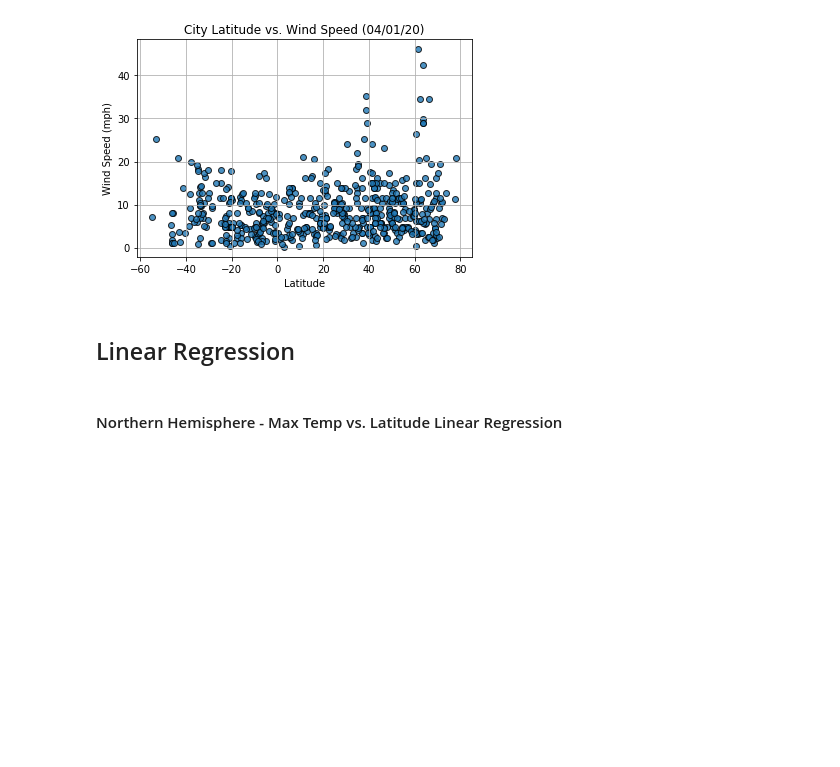
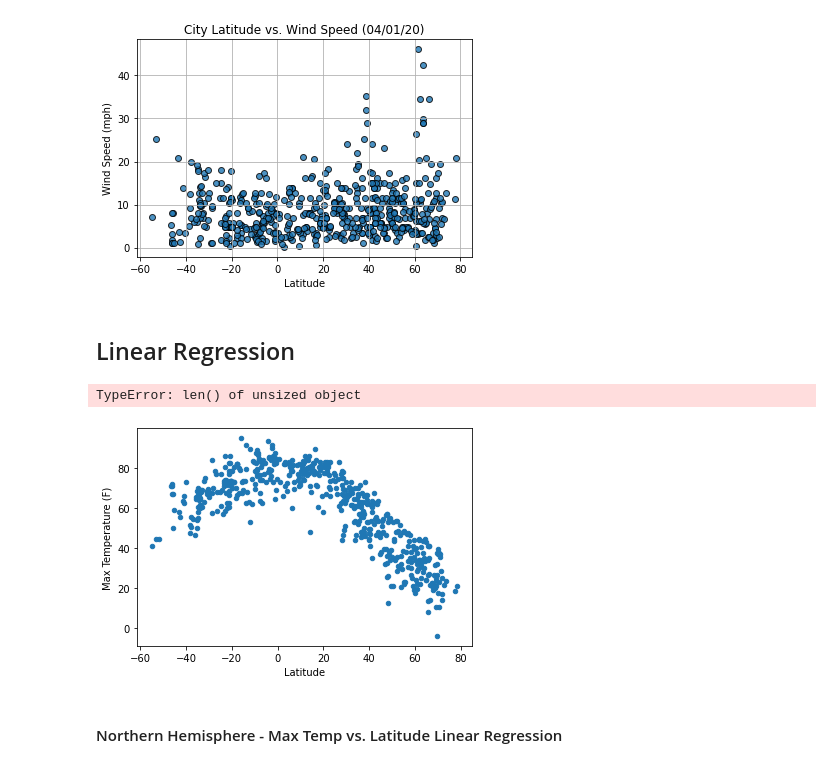
Before and after one commit to jump8621/python-api-challenge, a Jupyter notebook: WeatherPy/WeatherPy-Copy1.ipynb, the cells around one changed output. Saved outputs shown, nothing was run; the diff lists cells and outputs as text; code cells hidden in the pictures; blank space fills up the shorter version.

```diff
--- a/WeatherPy/WeatherPy-Copy1.ipynb
+++ b/WeatherPy/WeatherPy-Copy1.ipynb
@@ -356,6 +369,18 @@ cleaned_weather_df
 [figure]
 # %% [markdown]
 ## Linear Regression
+# %%
+cleaned_weather_df.plot(kind='scatter', x='Lat', y='Max Temp')
+plt.ylabel('Max Temperature (F)')
+plt.xlabel('Latitude')
+plt.show
+x_values = 'Latitude'
+y_values = 'Max Temperature'
+line_eq = 'y =
+(slope, intercept, rvalue, pvalue, stderr) = linregress(x_values, y_values)
+# %% [output]
+TypeError: len() of unsized object
+[figure, added]
 # %% [markdown]
 ####  Northern Hemisphere - Max Temp vs. Latitude Linear Regression
 # %%
```
Also changed, not shown: parts of 3 cells of this notebook.
